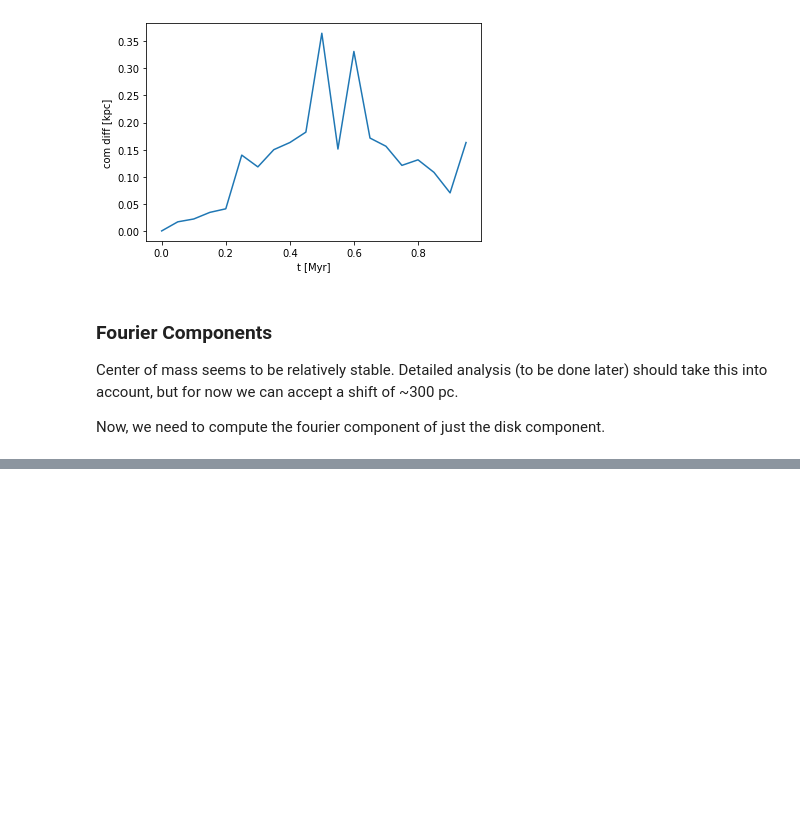
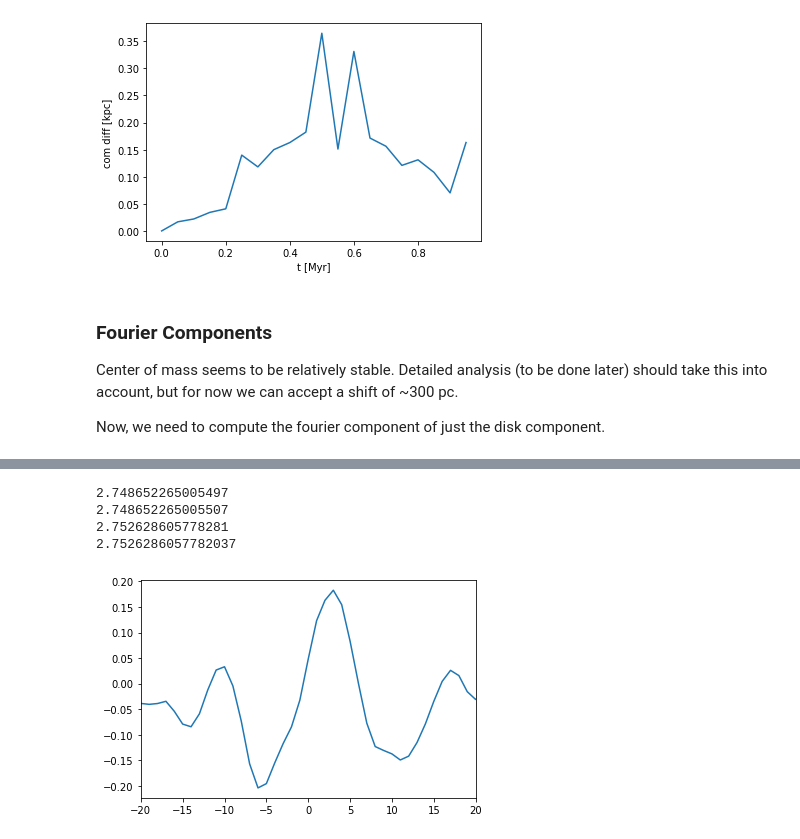
Before and after one commit to gusbeane/gasbar, a Jupyter notebook: notebooks/fourier_bar_formation.ipynb, the cells around one changed output, grey strips where cells are left out. Saved outputs shown, nothing was run; the diff lists cells and outputs as text; code cells hidden in the pictures; blank space fills up the shorter version.

```diff
--- a/notebooks/fourier_bar_formation.ipynb
+++ b/notebooks/fourier_bar_formation.ipynb
@@ -271,5 +98,0 @@ Wall time: 3.83 s
-# %%
-snap_list = []
-for i in tqdm(np.arange(0, 400)):
-    snap = read_snap(i, 0, parttype=[2, 3, 4], fields=['Coordinates', 'Masses'])
-    snap_list.append(snap)
@@ -300,0 +236,23 @@ plt.show()
+# %%
+idx = 5
+
+tlist0, A2A0list_0 = extract_t_A2A0(fourier_list[0], idx)
+tlist1, A2A0list_1 = extract_t_A2A0(fourier_list[1], idx)
+tlist0_gas, flowrate_0 = extract_t_gasflow(gasflow_list[0], idx)
+tlist1_gas, flowrate_1 = extract_t_gasflow(gasflow_list[1], idx)
+
+x = A2A0list_0[50:150]
+corrcoeff_list = []
+for i in np.arange(-50, 50):
+    y = flowrate_0[50+i:150+i]
+    corrcoeff_list.append(np.corrcoef(x, y)[0][1])
+
+plt.plot(np.arange(-50, 50), corrcoeff_list)
+plt.xlim(-20, 20)
+plt.show()
+# %% [output]
+2.748652265005497
+2.748652265005507
+2.752628605778281
+2.7526286057782037
+[figure, added]
```
Also changed, not shown: parts of 19 cells of this notebook, 1 other file.
